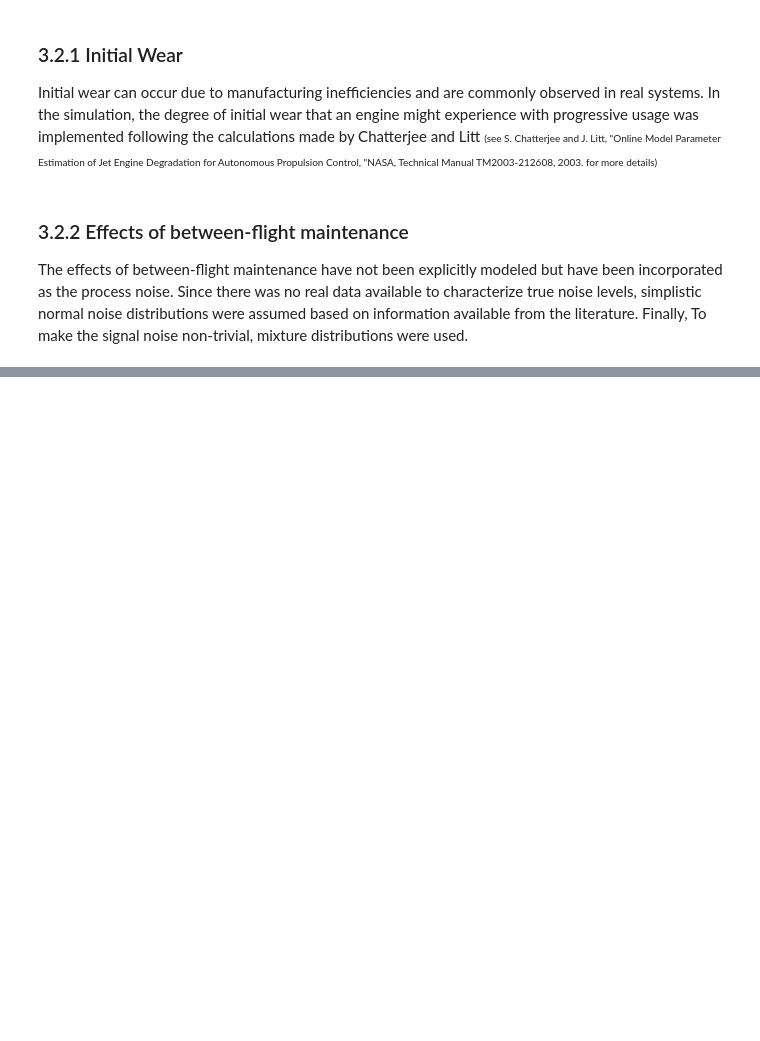
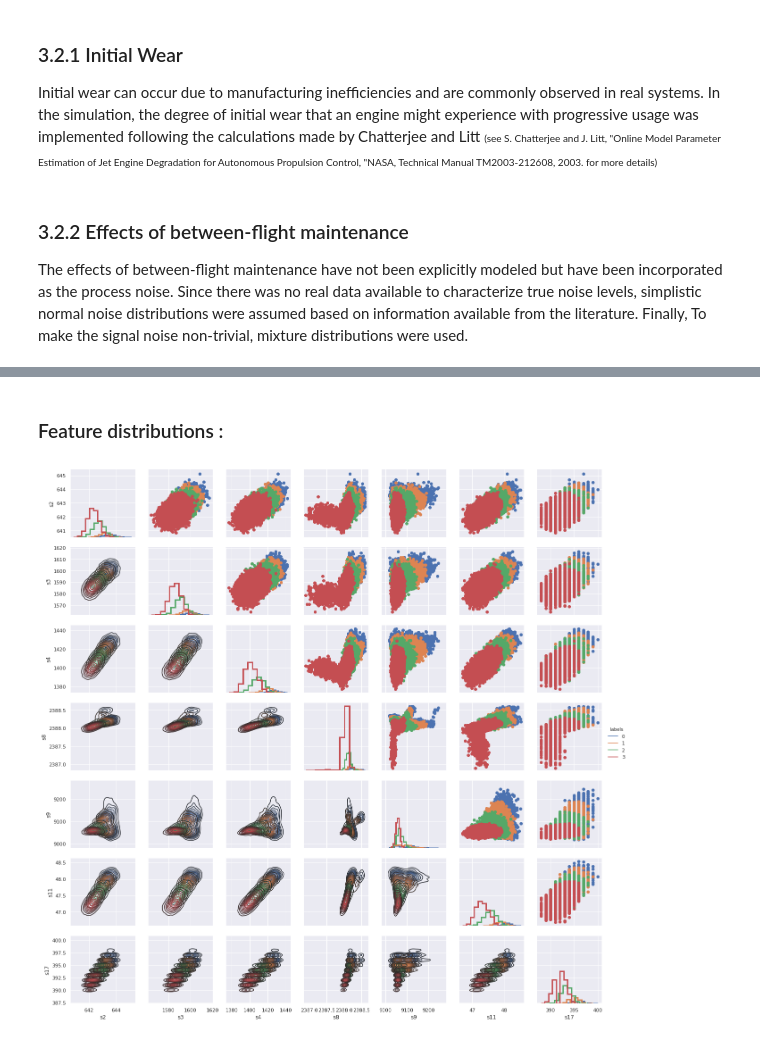
Before and after one commit to akakzia/aircraft_engine_predictive_maintenance, a Jupyter notebook: aircraft_starting_kit.ipynb, the cells around one changed output, grey strips where cells are left out. Drawn from its saved outputs; the diff is of its cells as text; code cells hidden in the pictures; blank space fills up the shorter version.

```diff
--- a/aircraft_starting_kit.ipynb
+++ b/aircraft_starting_kit.ipynb
@@ -244,0 +418,11 @@ The engine is operating normally at the start of each time series, and develops
+# %% [markdown]
+### Feature distributions :
+# %%
+ft_to_pairplot=['s2','s3','s4','s8','s9','s11','s17','labels']
+g = sns.PairGrid(X_conc[ft_to_pairplot], hue="labels", vars=ft_to_pairplot[:-1])
+g = g.map_diag(plt.hist, histtype="step", linewidth=3)
+g.map_upper(plt.scatter)
+g.map_lower(sns.kdeplot)
+g = g.add_legend()
+# %% [output]
+[figure, added]
```
Also changed, not shown: parts of 64 cells of this notebook.
